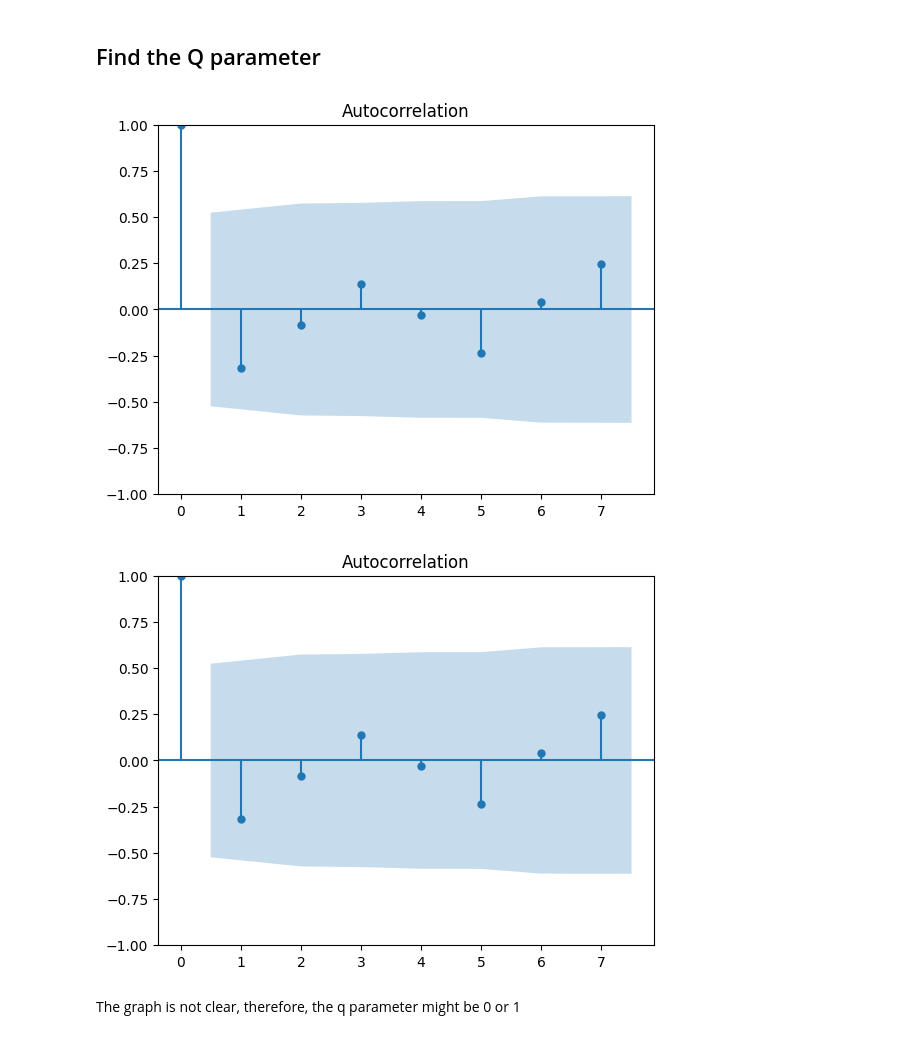
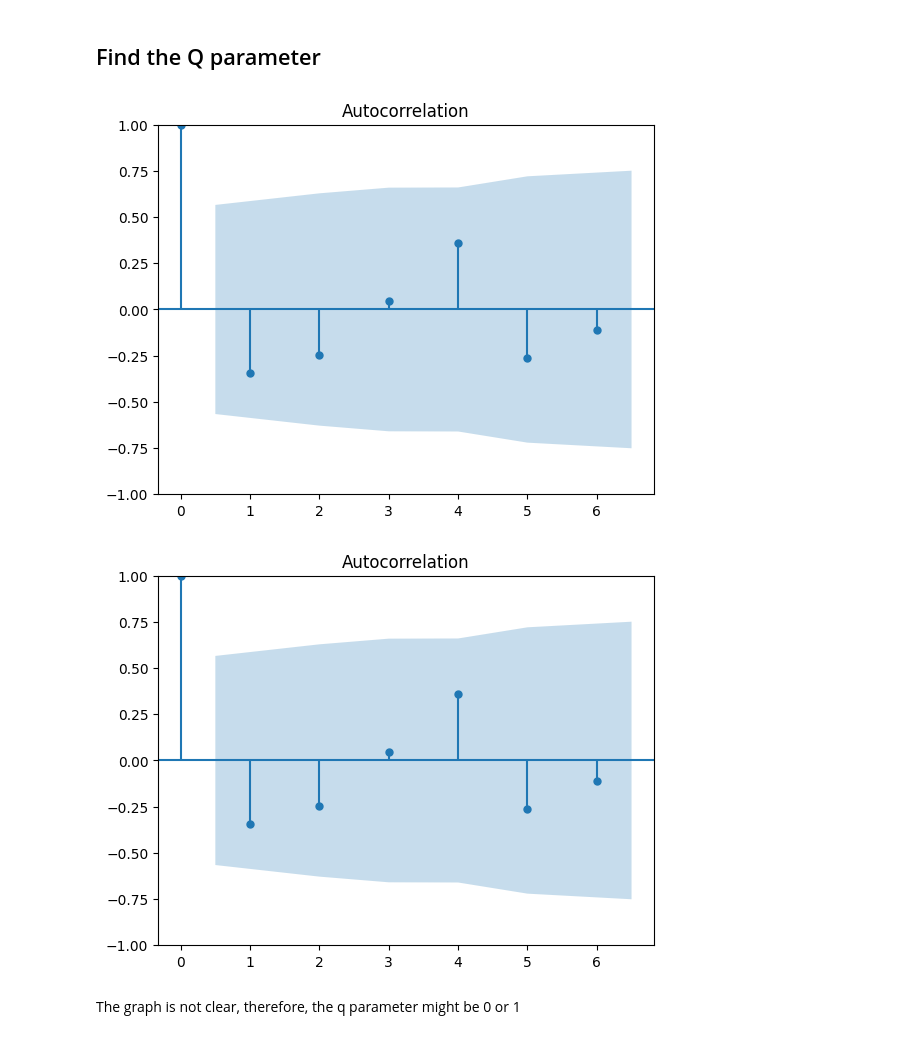
Before and after one commit to Jangsoodlor/smart-plant-pot-model, a Jupyter notebook: training/exog_prediction_models.ipynb, the cells around one changed output. Saved outputs shown, nothing was run; the diff lists cells and outputs as text; code cells hidden in the pictures.

```diff
--- a/training/exog_prediction_models.ipynb
+++ b/training/exog_prediction_models.ipynb
@@ -169,10 +189,10 @@ The 4 lags in the front are the most influential, therefore, p = 4
 # %% [markdown]
 ## Find the Q parameter
 # %%
-plot_acf(df["humidity"])
+plot_acf(df["precipitation"].diff().dropna().diff().dropna())
 # %% [output]
-[figure, old version]
+[figure, new version]
-[figure, old version]
+[figure, new version]
 # %% [markdown]
 The graph is not clear, therefore, the q parameter might be 0 or 1
 # %% [markdown]
```
Also changed, not shown: parts of 15 cells of this notebook, 1 other file.
